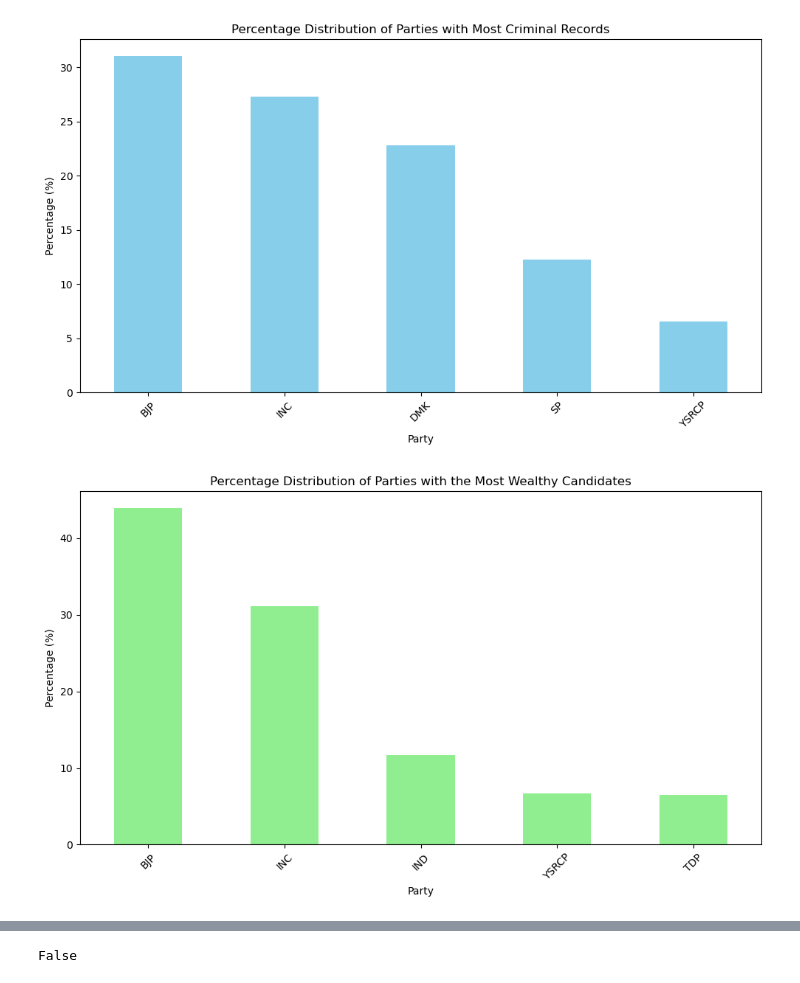
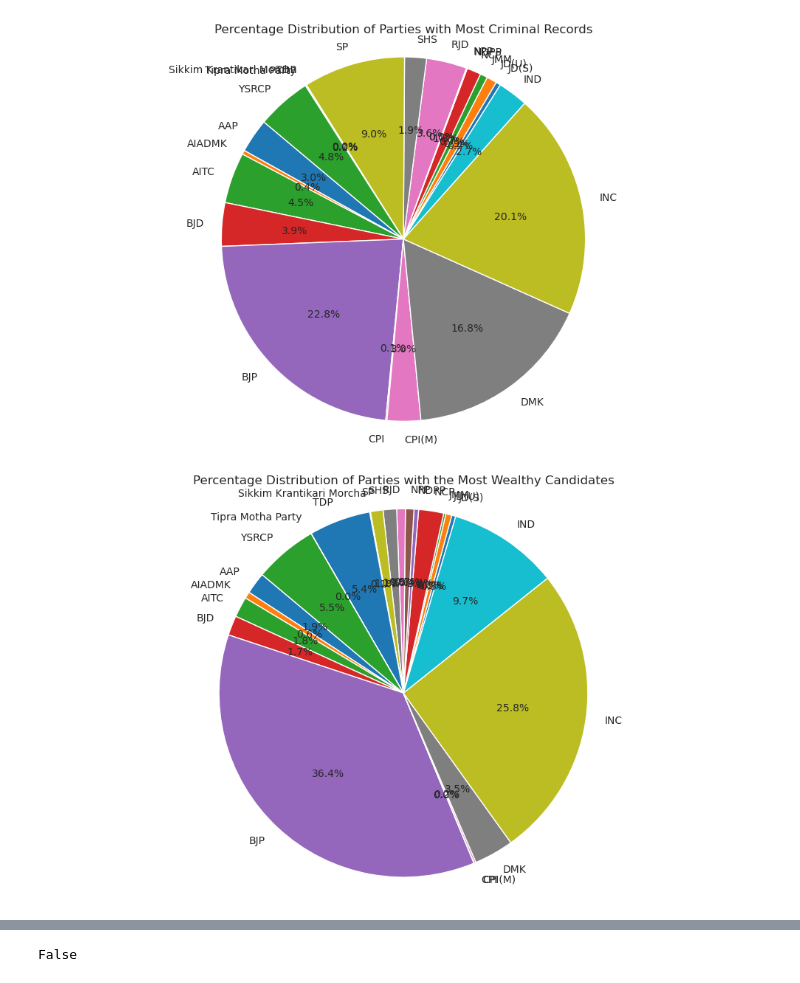
Before and after one commit to Jenil-Dobariya/Assignment3_CS253, a Jupyter notebook: model.ipynb, the cells around one changed output, grey strips where cells are left out. Drawn from its saved outputs; the diff is of its cells as text; code cells hidden in the pictures.

```diff
--- a/model.ipynb
+++ b/model.ipynb
@@ -114,44 +114,34 @@ plt.show()
 # %%
 party_criminal_cases = df.groupby('Party')['Criminal Case'].sum()
 
-# Get the parties with the most criminal cases
-top_parties = party_criminal_cases.nlargest(5)  # Adjust the number as needed
+# Calculate the percentage distribution
+percentage_distribution = (party_criminal_cases / party_criminal_cases.sum()) * 100
 
-# Calculate the percentage distribution
-percentage_distribution = (top_parties / top_parties.sum()) * 100
-
-# Plotting
+# Plotting as a pie chart
 plt.figure(figsize=(10, 6))
-percentage_distribution.plot(kind='bar', color='skyblue')
+plt.pie(percentage_distribution, labels=percentage_distribution.index, autopct='%1.1f%%', startangle=140)
 plt.title('Percentage Distribution of Parties with Most Criminal Records')
-plt.xlabel('Party')
-plt.ylabel('Percentage (%)')
-plt.xticks(rotation=45)
+plt.axis('equal')  # Equal aspect ratio ensures that pie is drawn as a circle.
 plt.tight_layout()
 plt.show()
 # %% [output]
-[figure, old version]
+[figure, new version]
 # %%
 df['Wealth'] = df['Total Assets'] - df['Liabilities']
 
 # Group by 'Party' and calculate the sum of 'Wealth' for each party
 party_wealth = df.groupby('Party')['Wealth'].sum()
 
-# Get the parties with the most wealth
-top_wealthy_parties = party_wealth.nlargest(5)  # Adjust the number as needed
+# Calculate the percentage distribution
+percentage_distribution_wealth = (party_wealth / party_wealth.sum()) * 100
 
-# Calculate the percentage distribution
-percentage_distribution_wealth = (top_wealthy_parties / top_wealthy_parties.sum()) * 100
-
-# Plotting
+# Plotting as a pie chart
 plt.figure(figsize=(10, 6))
-percentage_distribution_wealth.plot(kind='bar', color='lightgreen')
+plt.pie(percentage_distribution_wealth, labels=percentage_distribution_wealth.index, autopct='%1.1f%%', startangle=140)
 plt.title('Percentage Distribution of Parties with the Most Wealthy Candidates')
-plt.xlabel('Party')
-plt.ylabel('Percentage (%)')
-plt.xticks(rotation=45)
+plt.axis('equal')  # Equal aspect ratio ensures that pie is drawn as a circle.
 plt.tight_layout()
 plt.show()
 # %% [output]
-[figure, old version]
+[figure, new version]
 # %%
```
Also changed, not shown: parts of 8 cells of this notebook, 1 other file.
